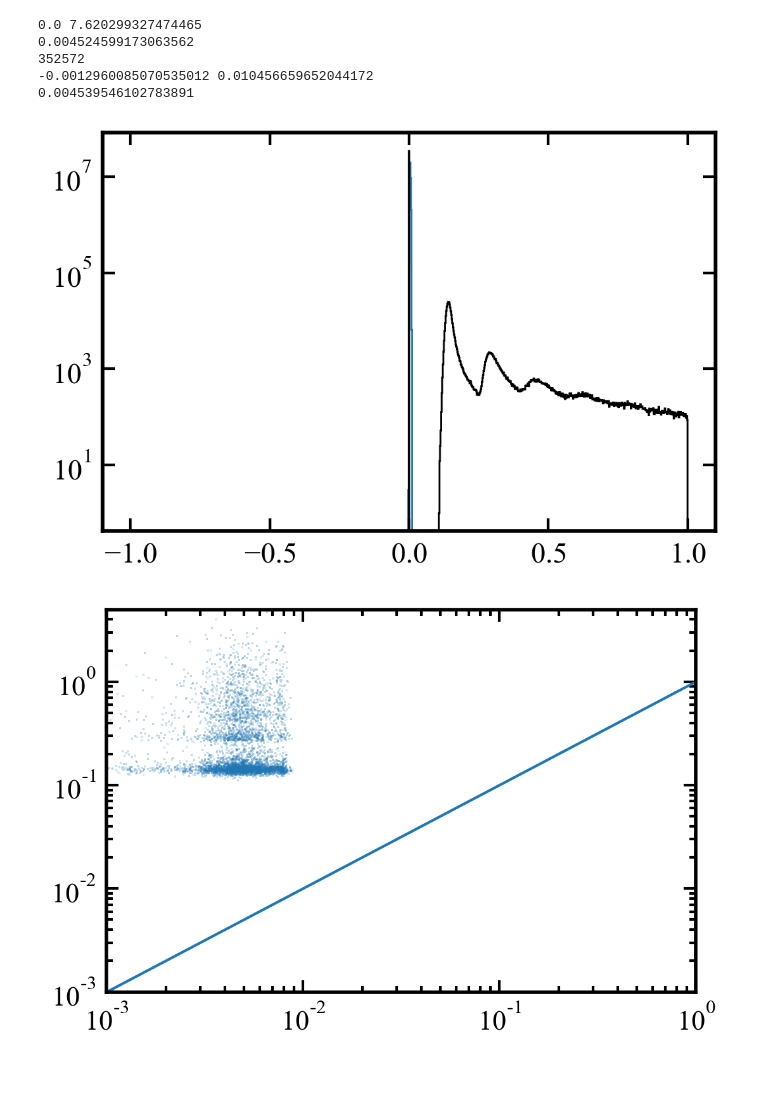
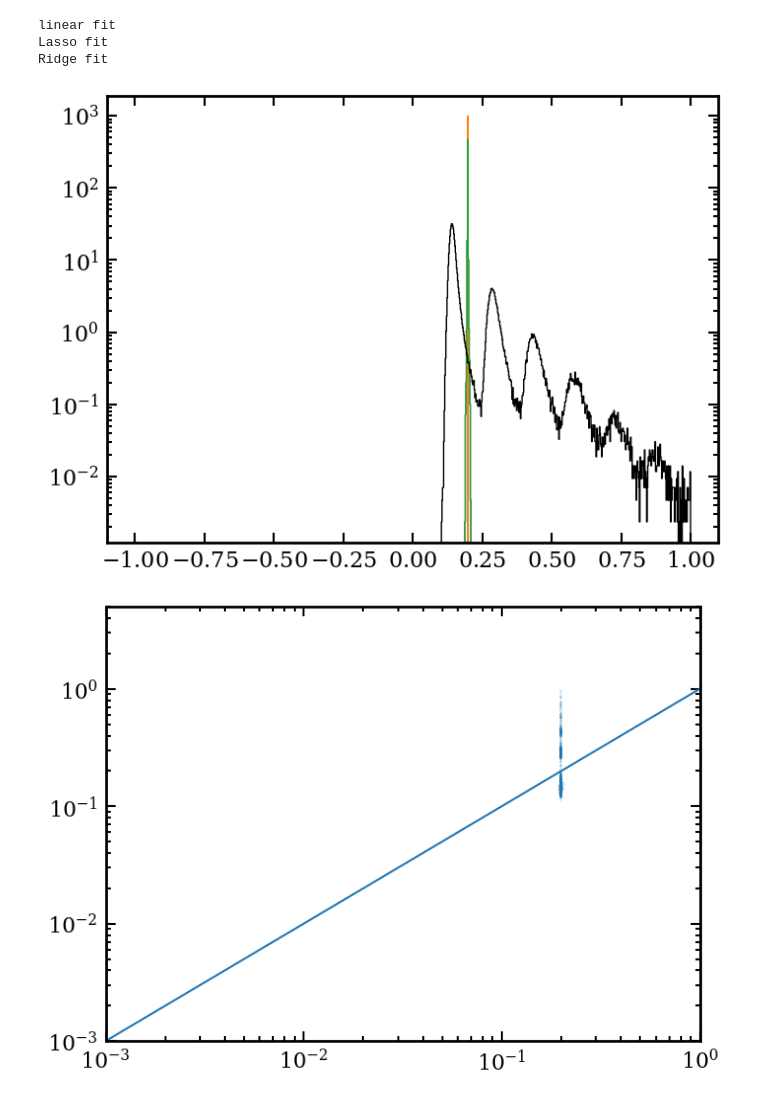
Before and after one commit to AndrewGraus/Stellar_Halo_Project, a Jupyter notebook: sklearn_tests.ipynb, the cells around one changed output. Drawn from its saved outputs; the diff is of its cells as text; code cells hidden in the pictures.

```diff
--- a/sklearn_tests.ipynb
+++ b/sklearn_tests.ipynb
@@ -117,0 +5,4 @@ a.nbytes
+# %%
+print(plt.rcParamsDefault['figure.figsize'])
+
+plt.rcParams = plt.rcParamsDefault
@@ -203,43 +114,64 @@ mass_ratio_Ridge = RidgeR.predict(X_test)
+# %%
+print('linear fit')
+LR = LinearRegression()
+LR.fit(X_train[:,0:3],y_train)
+
+print('Lasso fit')
+LassoR = Lasso()
+LassoR.fit(X_train[:,0:3],y_train)
+
+print('Ridge fit')
+RidgeR = Ridge()
+RidgeR.fit(X_train[:,0:3],y_train)
+
+f.close()
+f_halo.close()
+# %% [output]
+linear fit
+Lasso fit
+Ridge fit
+# %%
+#train_test_split will split a number of arrays into a training sample and a test sample
+#example:
+
+mass_ratio_LR = LR.predict(X_test[:,0:3])
+mass_ratio_Lasso = LassoR.predict(X_test[:,0:3])
+mass_ratio_Ridge = RidgeR.predict(X_test[:,0:3])
 # %%
 #LR_error = np.divide(np.abs(np.subtract(y_test,mass_ratio_LR)),y_test)
 #Lasso_error = np.divide(np.abs(np.subtract(y_test,mass_ratio_Lasso)),y_test)
 #Ridge_error = np.divide(np.abs(np.subtract(y_test,mass_ratio_Ridge)),y_test)
 
 #plt.hist(LR_error,bins=np.linspace(0.0,1.0,100),histtype='step',color='C0',normed=True)
 #plt.hist(Lasso_error,bins=np.linspace(0.0,1.0,100),histtype='step',color='C1',normed=True)
 #plt.hist(Ridge_error,bins=np.linspace(0.0,1.0,100),histtype='step',color='C2',normed=True)
 #plt.show()
 
-print np.min(y_test), np.max(y_test)
-print np.mean(y_test)
-print len(y_test[::100])
+#print np.min(y_test), np.max(y_test)
+#print np.mean(y_test)
+#print len(y_test[::100])
 
-print np.min(mass_ratio_LR), np.max(mass_ratio_LR)
-print np.mean(mass_ratio_LR)
+#print np.min(mass_ratio_LR), np.max(mass_ratio_LR)
+#print np.mean(mass_ratio_LR)
 hist_bins = np.linspace(-1.0,1.0,1000)
 
 norm_val = False
 
-plt.hist(mass_ratio_LR,bins=hist_bins,histtype='step',color='C0',normed=norm_val)
-#plt.hist(mass_ratio_Lasso,bins=1000,histtype='step',color='C1',normed=norm_val)
-#plt.hist(mass_ratio_Ridge,bins=hist_bins,histtype='step',color='C2',normed=norm_val)
-plt.hist(y_test,bins=hist_bins,histtype='step',color='k',normed=norm_val)
+plt.hist(mass_ratio_LR,bins=hist_bins,histtype='step',color='C0',density=True)
+plt.hist(mass_ratio_Lasso,bins=1000,histtype='step',color='C1',density=True)
+plt.hist(mass_ratio_Ridge,bins=hist_bins,histtype='step',color='C2',density=True)
+plt.hist(y_test,bins=hist_bins,histtype='step',color='k',density=True)
 #plt.xscale('log')
 plt.yscale('log')
 plt.show()
 
 plt.scatter(mass_ratio_LR[::100],y_test[::100],s=0.01)
 plt.plot([0.001,5.0],[0.001,5.0])
 plt.xlim([0.001,1.0])
 plt.ylim([0.001,5.0])
 plt.xscale('log')
 plt.yscale('log')
 plt.show()
 # %% [output]
-0.0 7.620299327474465
-0.004524599173063562
-352572
--0.0012960085070535012 0.010456659652044172
-0.004539546102783891
-[figure, old version]
+[figure, new version]
-[figure, old version]
+[figure, new version]
```
Also changed, not shown: parts of 42 cells of this notebook, 5 other files.
